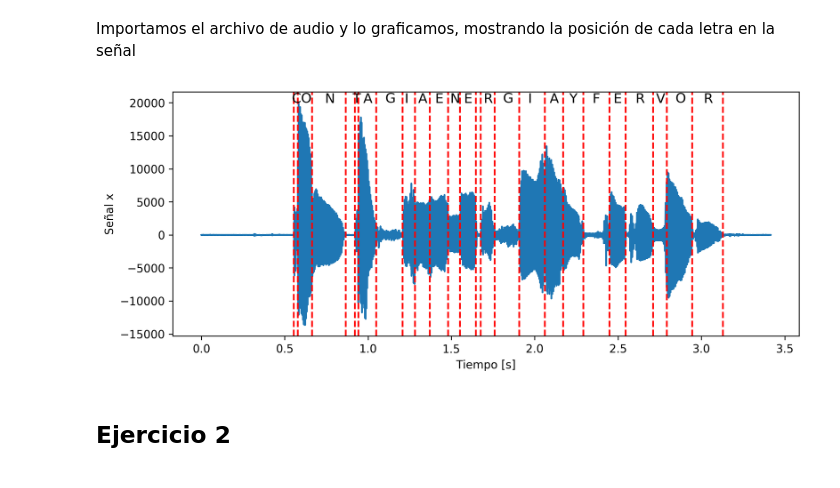
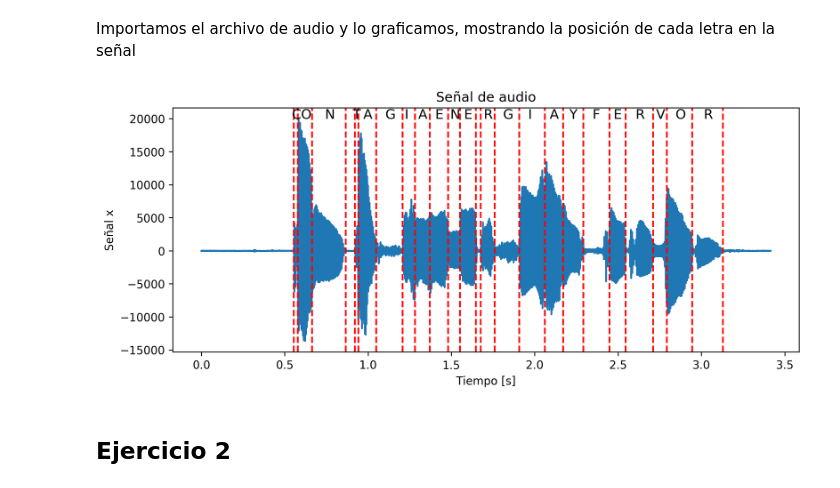
Before and after one commit to gsnaider/6674-signals-and-systems, a Jupyter notebook: tp/exercises.ipynb, the cells around one changed output. Saved outputs shown, nothing was run; the diff lists cells and outputs as text; code cells hidden in the pictures.

```diff
--- a/tp/exercises.ipynb
+++ b/tp/exercises.ipynb
@@ -25,19 +25,20 @@ Importamos el archivo de audio y lo graficamos, mostrando la posición de cada l
 # %%
 (fs, x) = wav.read("data/hh15.WAV")
 t = np.arange(0, len(x) / fs, 1 / fs)
 plt.plot(t, x)
 plt.xlabel("Tiempo [s]")
 plt.ylabel("Señal x")
+plt.title("Señal de audio")
 for letter in letters:
     offset = 0.025
     letter_x = (letter.start + letter.end) / 2 - offset
     letter_y = 20000
     plt.text(letter_x , letter_y, letter.char, fontsize=12)
     plt.axvline(x=letter.start, color='r', linestyle='dashed')
     plt.axvline(x=letter.end, color='r', linestyle='dashed')
 plt.show()
 # %% [output]
-[figure, old version]
+[figure, new version]
 # %% [markdown]
 ## Ejercicio 2
 # %% [markdown]
```
Also changed, not shown: parts of 5 cells of this notebook, 6 other files.
